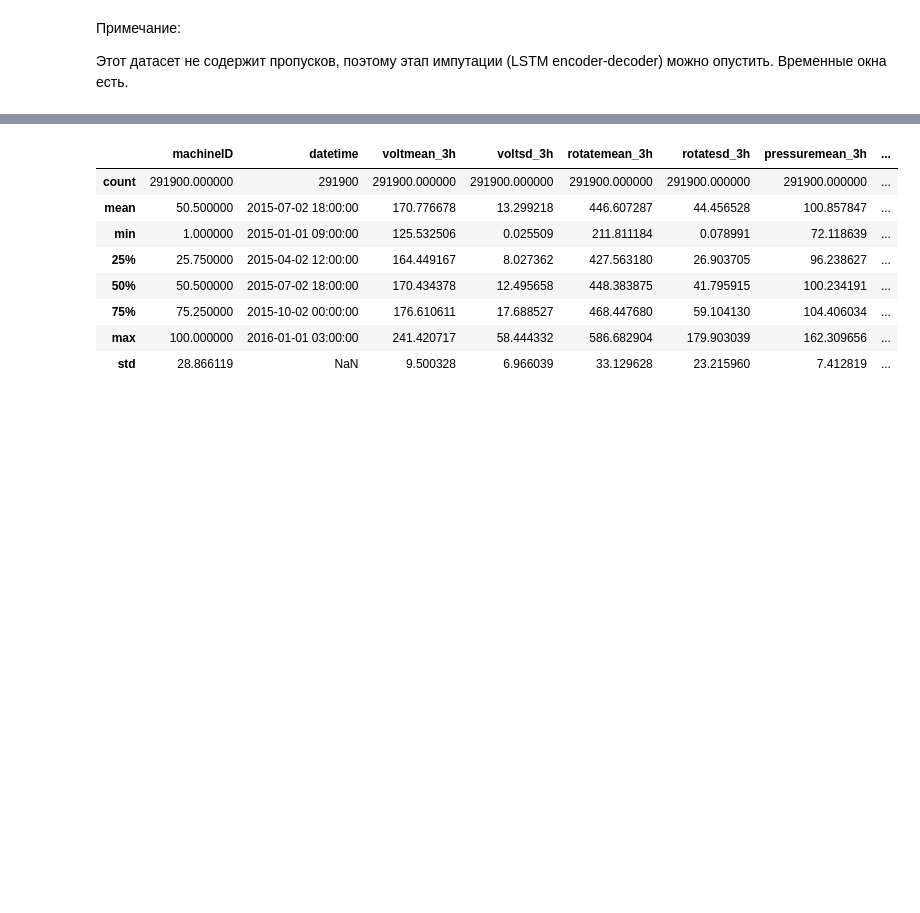
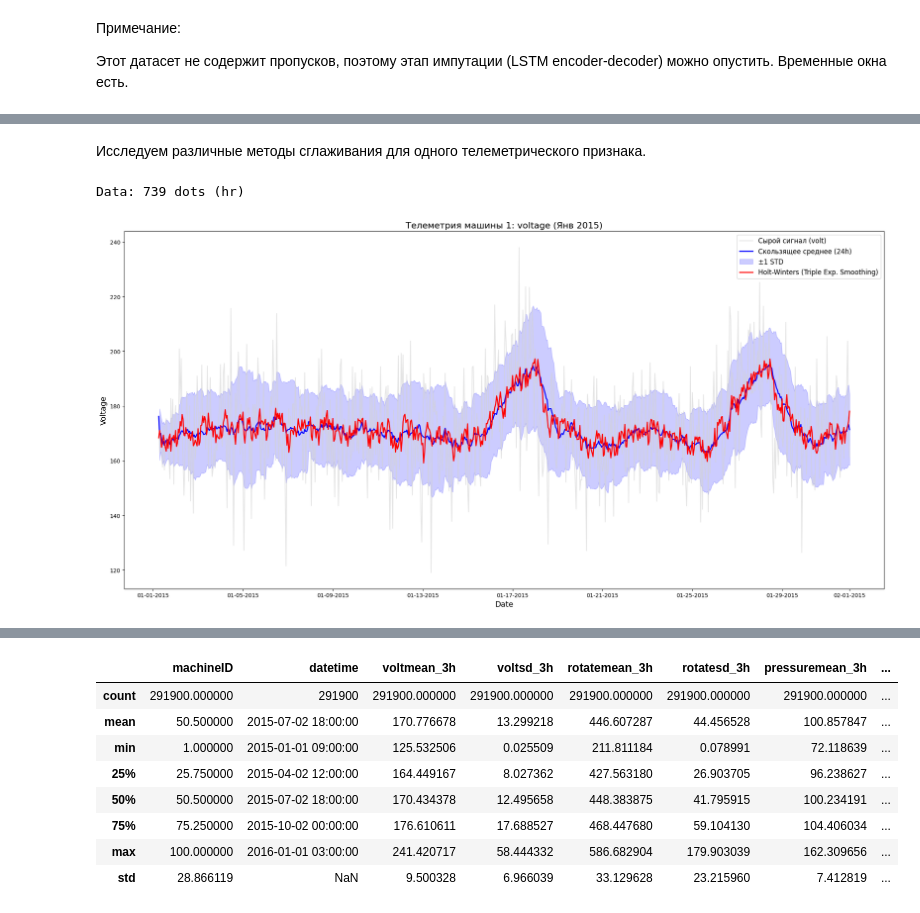
Before and after one commit to alekseevavlada/Hybrid-Predictive-Maintenance, a Jupyter notebook: Notebooks/Classification.ipynb, the cells around one changed output, grey strips where cells are left out. Drawn from its saved outputs; the diff is of its cells as text; code cells hidden in the pictures; blank space fills up the shorter version.

```diff
--- a/Notebooks/Classification.ipynb
+++ b/Notebooks/Classification.ipynb
@@ -172,3 +171,78 @@ def create_telemetry_features(telemetry):
     # Объединение
     feat = agg_3h.merge(agg_24h, on=["machineID", "datetime"], how="inner")
     return feat
+# %% [markdown]
+Исследуем различные методы сглаживания для одного телеметрического признака.
+# %%
+# Выбираем машину и период
+machine_id = 1
+start_date = pd.to_datetime("2015-01-01")
+end_date = pd.to_datetime("2015-02-01")
+
+plot_df = telemetry.loc[
+    (telemetry["machineID"] == machine_id) &
+    (telemetry["datetime"] >= start_date) &
+    (telemetry["datetime"] <= end_date)
+].copy().sort_values("datetime")
+
+print(f"Data: {len(plot_df)} dots (hr)")
+# %% [output]
+Data: 739 dots (hr)
+# %%
+# Скользящее среднее и STD за 24 часа
+plot_df = plot_df.set_index("datetime")
+plot_df["volt_rolling_mean"] = plot_df["volt"].rolling(window=24, min_periods=1).mean()
+plot_df["volt_rolling_std"] = plot_df["volt"].rolling(window=24, min_periods=1).std()
+plot_df = plot_df.reset_index()
+# %%
+from statsmodels.tsa.holtwinters import ExponentialSmoothing
+
+# Применяем Holt-Winters с аддитивным трендом и сезонностью
+hw_model = ExponentialSmoothing(
+    plot_df["volt"],
+    trend="add",
+    seasonal="add",
+    seasonal_periods=24  # Дневная сезонность (24 часа)
+).fit()
+
+plot_df["volt_holt_winters"] = hw_model.fittedvalues
+# %%
+plt.figure(figsize=(20, 10))
+
+# Исходные данные
+plt.plot(plot_df["datetime"], plot_df["volt"],
+         label="Сырой сигнал (volt)",
+         alpha=0.6, color="lightgray")
+
+# Скользящее среднее
+plt.plot(plot_df["datetime"], plot_df["volt_rolling_mean"],
+         label="Скользящее среднее (24h)",
+         color="blue", linewidth=2)
+
+# Доверительный интервал на основе STD
+plt.fill_between(
+    plot_df["datetime"],
+    plot_df["volt_rolling_mean"] - plot_df["volt_rolling_std"],
+    plot_df["volt_rolling_mean"] + plot_df["volt_rolling_std"],
+    color="blue", alpha=0.2, label="±1 STD"
+)
+
+# Holt-Winters
+plt.plot(plot_df["datetime"], plot_df["volt_holt_winters"],
+         label="Holt-Winters (Triple Exp. Smoothing)",
+         color="red", linewidth=2)
+
+# Настройки
+plt.title(f"Телеметрия машины {machine_id}: voltage (Янв 2015)", fontsize=16)
+plt.ylabel("Voltage", fontsize=14)
+plt.xlabel("Date", fontsize=14)
+plt.legend(fontsize=12)
+
+# Формат даты на оси X
+adf = plt.gca().get_xaxis().get_major_formatter()
+adf.scaled[1.0] = "%m-%d-%Y"
+
+plt.tight_layout()
+plt.show()
+# %% [output]
+[figure, added]
```
Also changed, not shown: parts of 52 cells of this notebook, 1 other file.
